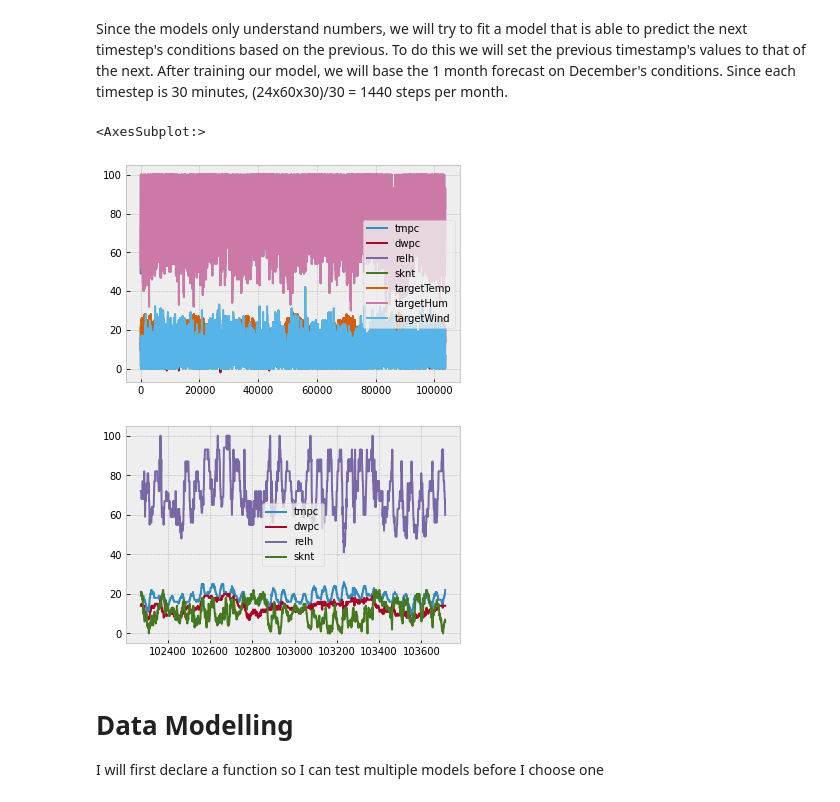
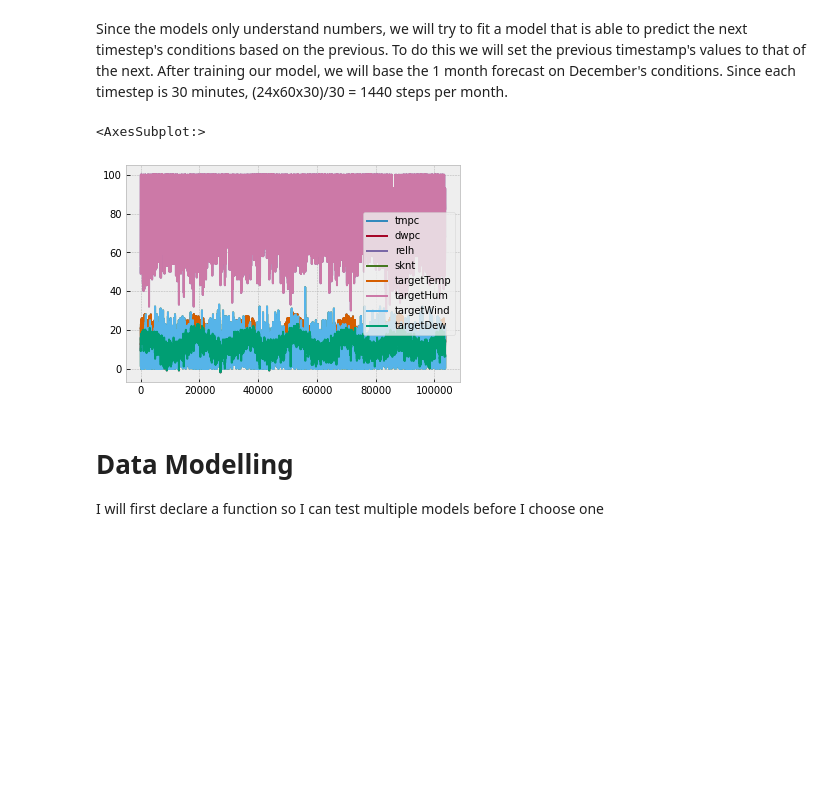
Before and after one commit to bcho892/MSADataScience, a Jupyter notebook: submission.ipynb, the cells around one changed output. Drawn from its saved outputs; the diff is of its cells as text; code cells hidden in the pictures; blank space fills up the shorter version.

```diff
--- a/submission.ipynb
+++ b/submission.ipynb
@@ -159,20 +159,18 @@ memory usage: 3.2 MB
 Since the models only understand numbers, we will try to fit a model that is able to predict the next timestep's conditions based on the previous. To do this we will set the previous timestamp's values to that of the next. After training our model, we will base the 1 month forecast on December's conditions. Since each timestep is 30 minutes, (24x60x30)/30 = 1440 steps per month.
 # %%
 # lets try to format the columns so that we predict the temperature one hour after (called "target")
-step = 2
+step = 1
 dataset3 = dataset2.copy()
 dataset3["targetTemp"] = dataset3.shift(-step)["tmpc"]
 dataset3["targetHum"] = dataset3.shift(-step)["relh"]
 dataset3["targetWind"] = dataset3.shift(-step)["sknt"]
+dataset3["targetDew"] = dataset3.shift(-step)["dwpc"]
 
 dataset3 = dataset3.iloc[:-step,:].copy()
 dataset3.plot()
-testset = dataset2.iloc[-1440:, :].copy()
-testset.plot()
 # %% [output]
 <AxesSubplot:>
-[figure, old version]
+[figure, new version]
-[figure, removed]
 # %% [markdown]
 # Data Modelling
 
```
Also changed, not shown: parts of 5 cells of this notebook.
